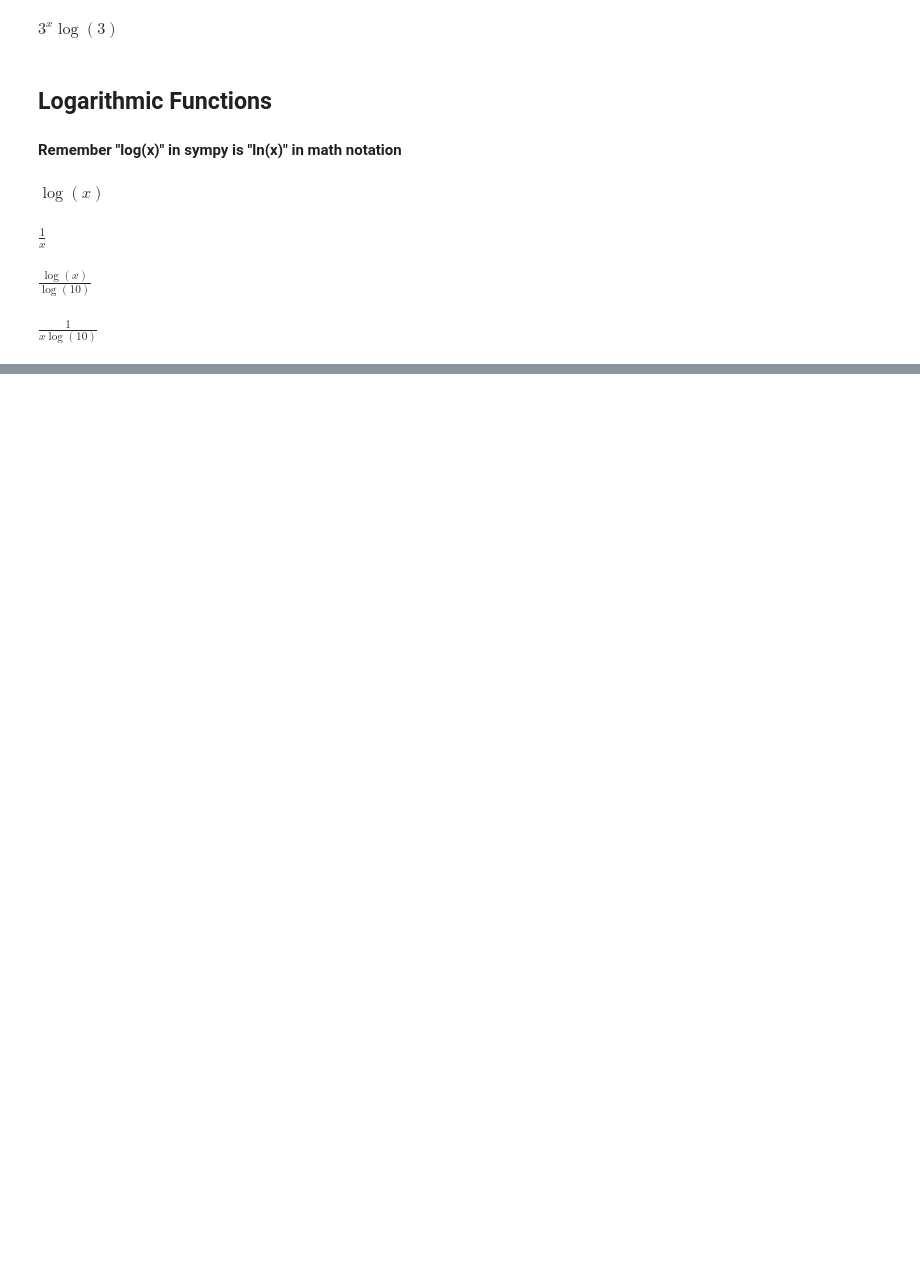
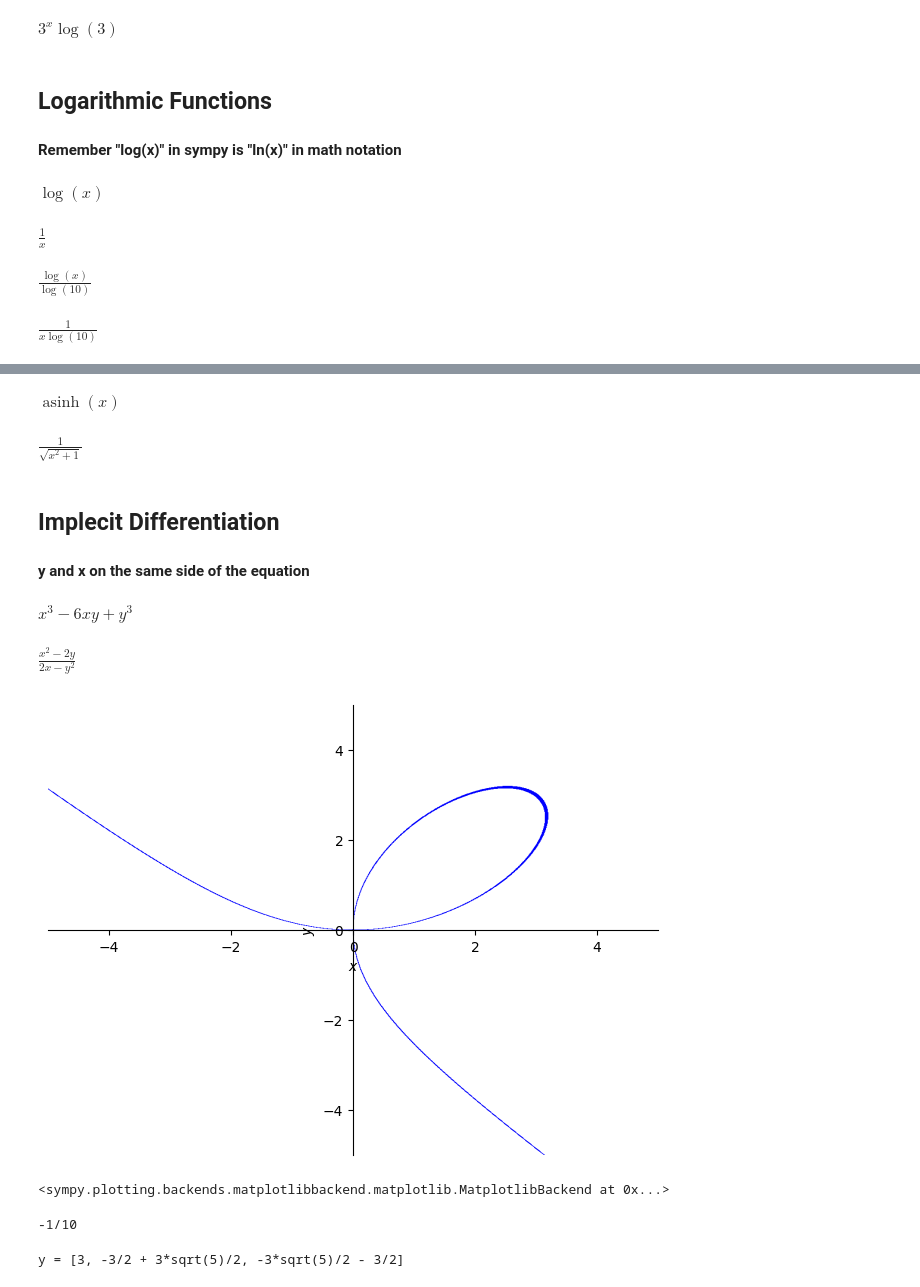
Before and after one commit to TabotCharlesBessong/PythonCourse, a Jupyter notebook: calculus/derivatives.ipynb, the cells around one changed output, grey strips where cells are left out. Drawn from its saved outputs; the diff is of its cells as text; code cells hidden in the pictures; blank space fills up the shorter version.

Commit message:
derivatives part 2

```diff
--- a/calculus/derivatives.ipynb
+++ b/calculus/derivatives.ipynb
@@ -172,0 +287,75 @@ $\displaystyle \frac{1}{x \log{\left(10 \right)}}$
+# %%
+import sympy
+from sympy import symbols
+
+x,y = symbols('x y')
+
+# un-comment the function you want
+eq = sympy.asinh(x)
+#eq = sympy.acosh(x)
+#eq = sympy.atanh(x)
+#eq = sympy.acoth(x)
+#eq = sympy.asech(x)
+#eq = sympy.acsch(x)
+
+derivative = sympy.diff(eq,x)
+eq
+# %% [output]
+$\displaystyle \operatorname{asinh}{\left(x \right)}$
+# %%
+derivative
+# %% [output]
+$\displaystyle \frac{1}{\sqrt{x^{2} + 1}}$
+# %% [markdown]
+## Implecit Differentiation
+
+#### y and x on the same side of the equation
+# %%
+import sympy
+from sympy import symbols
+
+x,y = symbols('x y')
+
+# equation equal to zero
+#eq = x**2 + y**2 - 25
+eq = x**3 + y**3 - 6*x*y
+derivative = sympy.idiff(eq,y,x)
+eq
+# %% [output]
+$\displaystyle x^{3} - 6 x y + y^{3}$
+# %%
+derivative
+# %% [output]
+$\displaystyle \frac{x^{2} - 2 y}{2 x - y^{2}}$
+# %%
+from sympy.plotting import plot
+
+sympy.plot_implicit(eq)
+# %% [output]
+[figure, added]
+<sympy.plotting.backends.matplotlibbackend.matplotlib.MatplotlibBackend at 0x...>
+# %%
+# need an (x,y) point on the original line
+x_value = 3
+y_value = 4
+
+# two steps to plug in x and y
+answer_x = derivative.subs(x,x_value)
+answer_y = answer_x.subs(y,y_value)
+
+# slope at (x,y)
+print(answer_y)
+# %% [output]
+-1/10
+# %%
+# start with an x value:
+x_value = 3
+
+# find the y value in the original equation
+x_part = eq.subs(x,x_value)
+y_part = sympy.Eq(x_part,0)
+y_value =  sympy.solve(y_part,y)
+print("y =", y_value)
+# you may get multiple y values
+# %% [output]
+y = [3, -3/2 + 3*sqrt(5)/2, -3*sqrt(5)/2 - 3/2]
```
Also changed, not shown: parts of 36 cells of this notebook.
